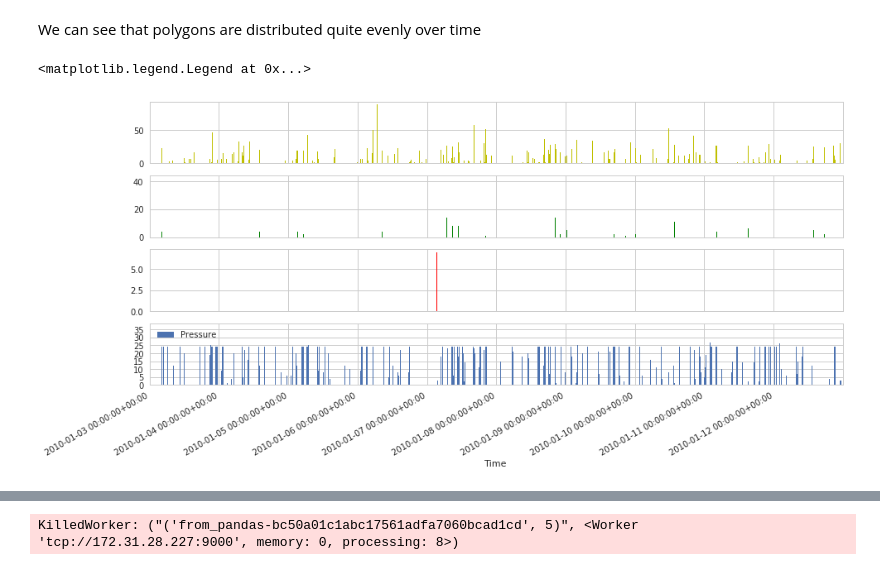
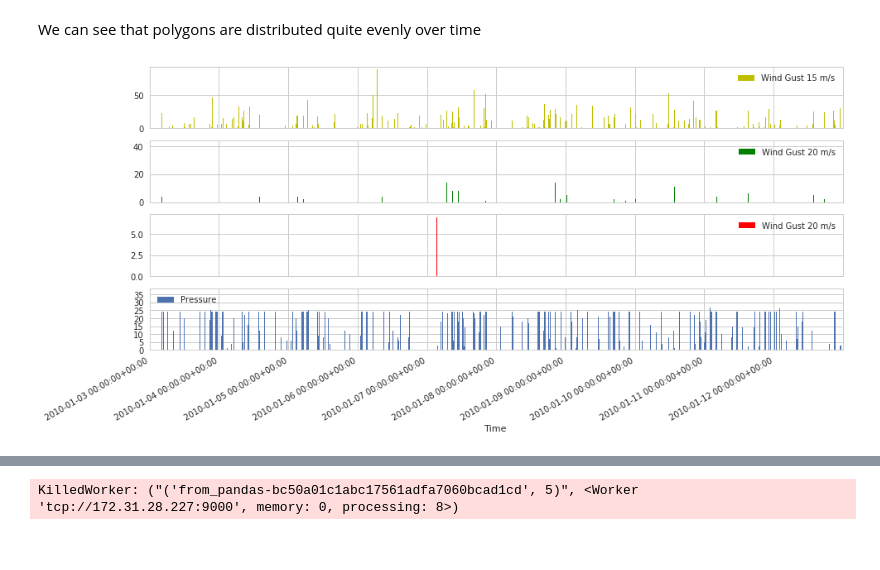
Before and after one commit to fmidev/sasse-polygon-process, a Jupyter notebook: notebooks/data statistics.ipynb, the cells around one changed output, grey strips where cells are left out. Cells and saved outputs as stored; diff of their text form; code cells hidden in the pictures.

```diff
--- a/notebooks/data statistics.ipynb
+++ b/notebooks/data statistics.ipynb
@@ -98,21 +98,23 @@ df.groupby(['Parameter', 'Low Limit']).count()
 We can see that polygons are distributed quite evenly over time
 # %%
 fig, axes = plt.subplots(figsize=(15,7), nrows=4, ncols=1, sharex=True)
-#s = df[(df.loc[:,'Parameter'] == 'Pressure')].loc[:,'Parameter'].groupby(by=[pd.Grouper(freq='D')]).count()
-#s.index
+s = df[(df.loc[:,'Parameter'] == 'Pressure')].loc[:,'Parameter'].groupby(by=[pd.Grouper(freq='D')]).count()
+s.index
+df.index.to_pydatetime()
 df[(df.loc[:,'Parameter'] == 'WindGust') & (df.loc[:,'Low Limit'] == 15)].loc[:,'Parameter'].groupby(by=[pd.Grouper(freq='D')]).count().plot(kind='bar', ax=axes[0], label='Wind Gust 15 m/s', color='y')
 df[(df.loc[:,'Parameter'] == 'WindGust') & (df.loc[:,'Low Limit'] == 20)].loc[:,'Parameter'].groupby(by=[pd.Grouper(freq='D')]).count().plot(kind='bar', ax=axes[1], label='Wind Gust 20 m/s', color='g')
 df[(df.loc[:,'Parameter'] == 'WindGust') & (df.loc[:,'Low Limit'] == 25)].loc[:,'Parameter'].groupby(by=[pd.Grouper(freq='D')]).count().plot(kind='bar', ax=axes[2], label='Wind Gust 20 m/s', color='r')
 df[(df.loc[:,'Parameter'] == 'Pressure')].loc[:,'Parameter'].groupby(by=[pd.Grouper(freq='D')]).count().plot(kind='bar', ax=axes[3], label='Pressure')
 
 plt.locator_params(nbins=10)
-plt.gcf().autofmt_xdate()
-#for ax in axes:
+#plt.gca().xaxis.set_major_formatter(mdates.DateFormatter('%Y'))
+for ax in axes:
+    ax.xaxis_date()
+    #ax.xaxis.set_major_formatter(mdates.DateFormatter('%Y'))
+    ax.legend()
 #    ax.xaxis.set_major_locator(mdates.MonthLocator(interval=1))
 #    ax.xaxis.set_minor_locator(mdates.MonthLocator(bymonthday=15))
-#    ax.xaxis.set_major_formatter(mdates.DateFormatter('%Y'))
 #    ax.xaxis.set_minor_formatter(plt.NullFormatter());
-plt.legend()
+plt.gcf().autofmt_xdate()
 # %% [output]
-<matplotlib.legend.Legend at 0x...>
-[figure, old version]
+[figure, new version]
```
Also changed, not shown: parts of 1 cell of this notebook.
